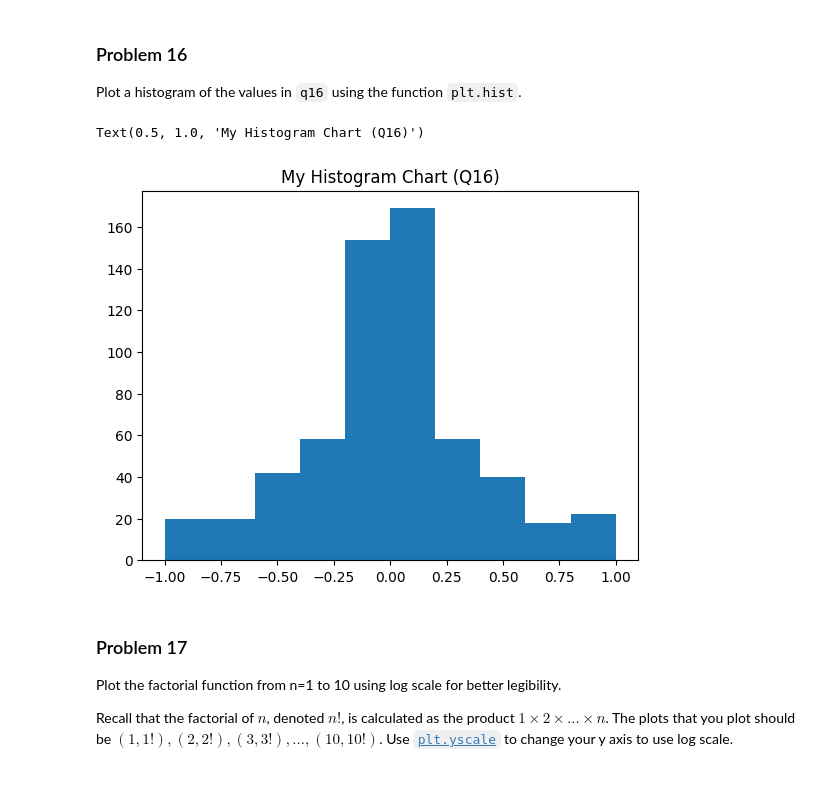
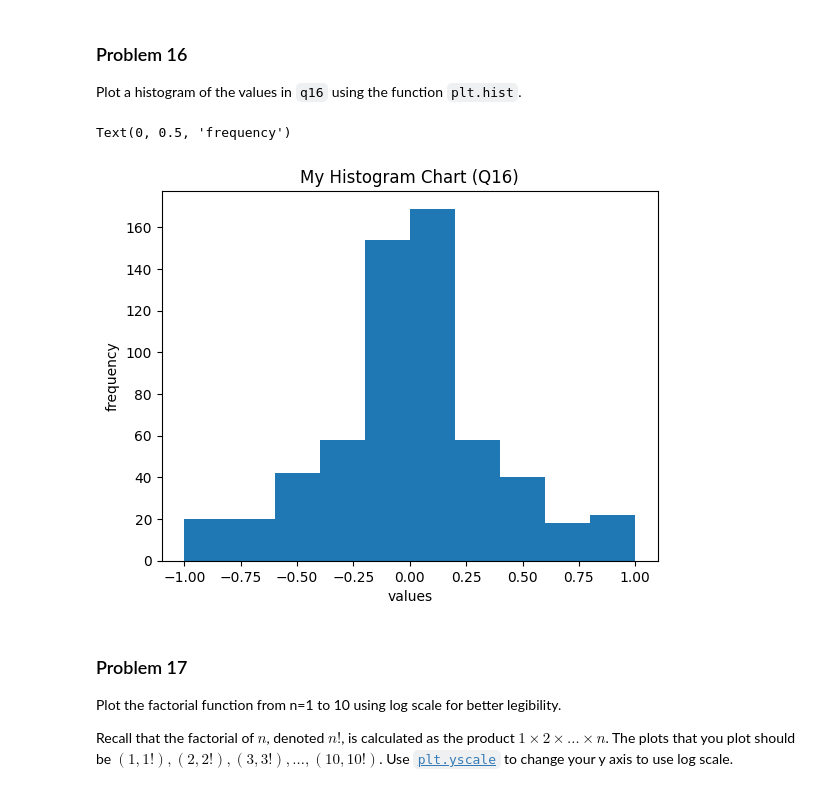
Before and after one commit to jchen8001/dx602-homework-05, a Jupyter notebook: homework.ipynb, the cells around one changed output. Cells and saved outputs as stored; diff of their text form; code cells hidden in the pictures.

```diff
--- a/homework.ipynb
+++ b/homework.ipynb
@@ -464,11 +493,13 @@ q16 = [0.00, 0.02, 0.04, 0.06, 0.08, 0.10, 0.12, 0.14, 0.16, 0.18, 0.20, 0.22, 0
 # %%
 # YOUR CHANGES HERE
 
 plt.hist(q16)
 plt.title("My Histogram Chart (Q16)")
+plt.xlabel("values")
+plt.ylabel("frequency")
 # %% [output]
-Text(0.5, 1.0, 'My Histogram Chart (Q16)')
+Text(0, 0.5, 'frequency')
-[figure, old version]
+[figure, new version]
 # %% [markdown]
 ### Problem 17
 
```
Also changed, not shown: parts of 14 cells of this notebook, 1 other file.
